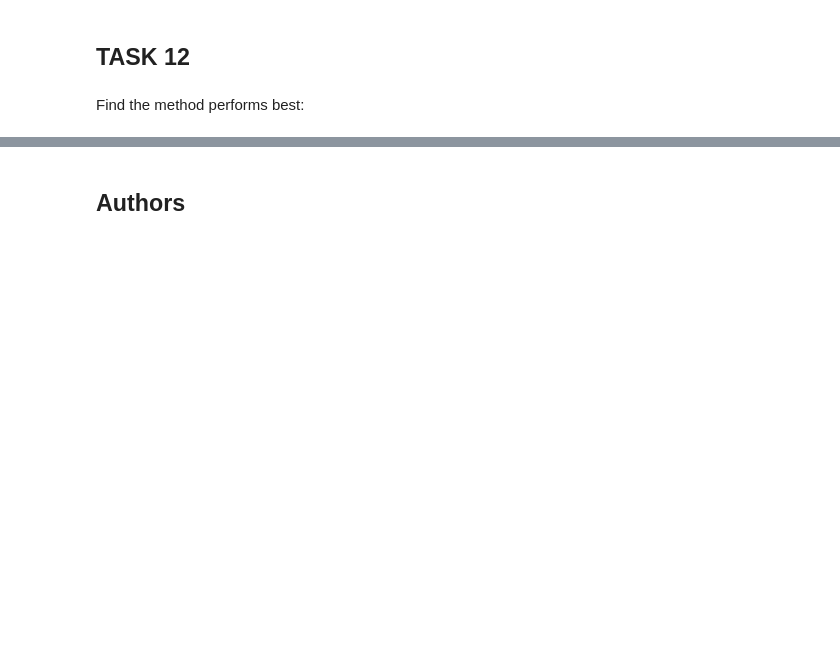
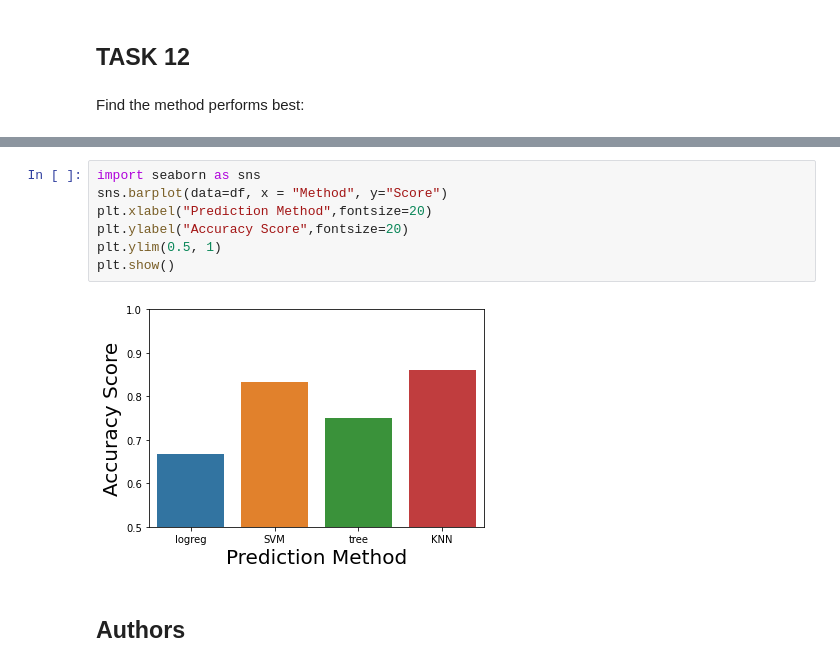
Before and after one commit to undeadcycle/Capstone, a Jupyter notebook: ML.ipynb, the cells around one changed output, grey strips where cells are left out. Drawn from its saved outputs; the diff is of its cells as text; blank space fills up the shorter version.

```diff
--- a/ML.ipynb
+++ b/ML.ipynb
@@ -399,4 +457,13 @@ df
 | 3 | KNN | 0.861111 |
+# %%
+import seaborn as sns
+sns.barplot(data=df, x = "Method", y="Score")
+plt.xlabel("Prediction Method",fontsize=20)
+plt.ylabel("Accuracy Score",fontsize=20)
+plt.ylim(0.5, 1)
+plt.show()
+# %% [output]
+[figure, added]
 # %% [markdown]
 ## Authors
 # %% [markdown]
```
Also changed, not shown: parts of 21 cells of this notebook.
